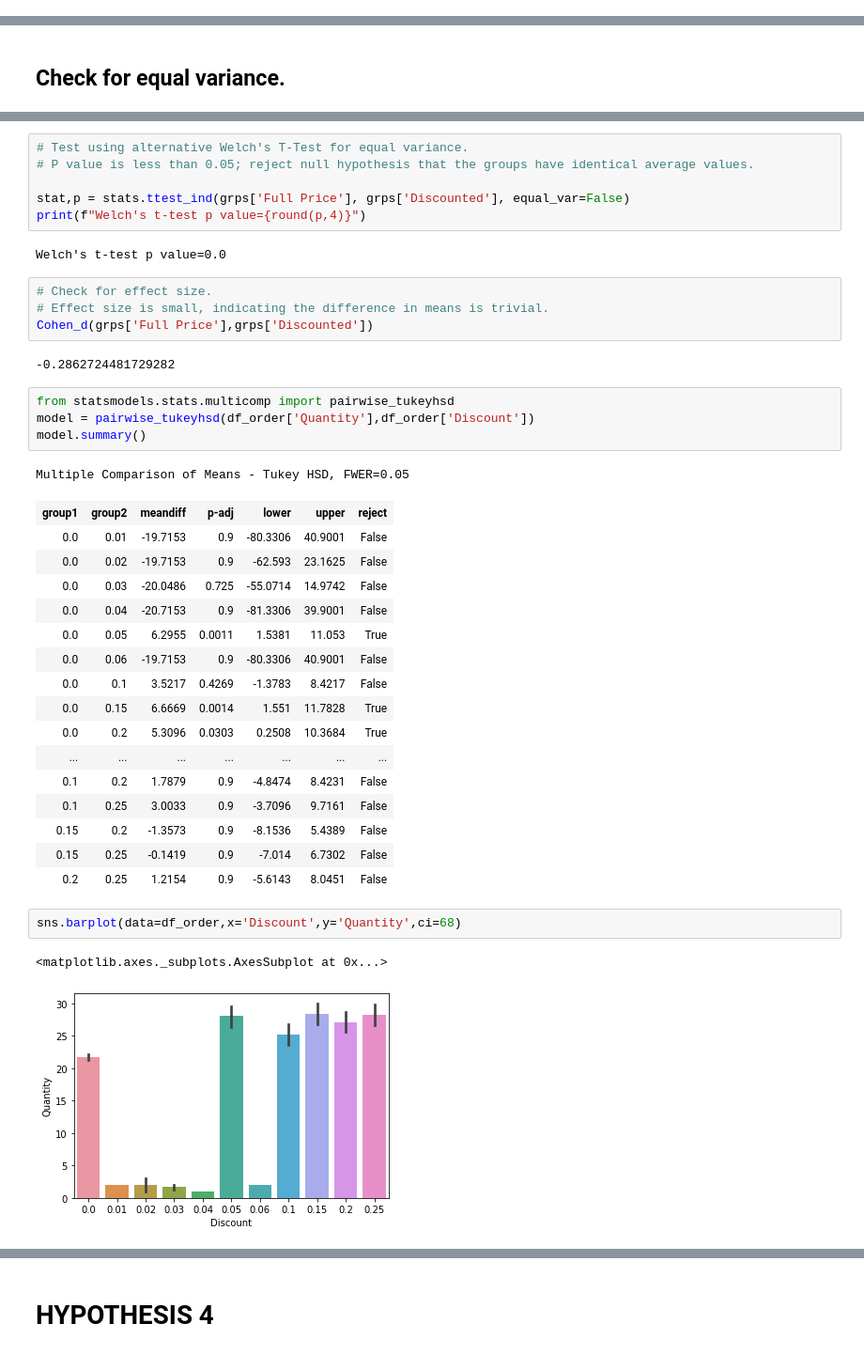
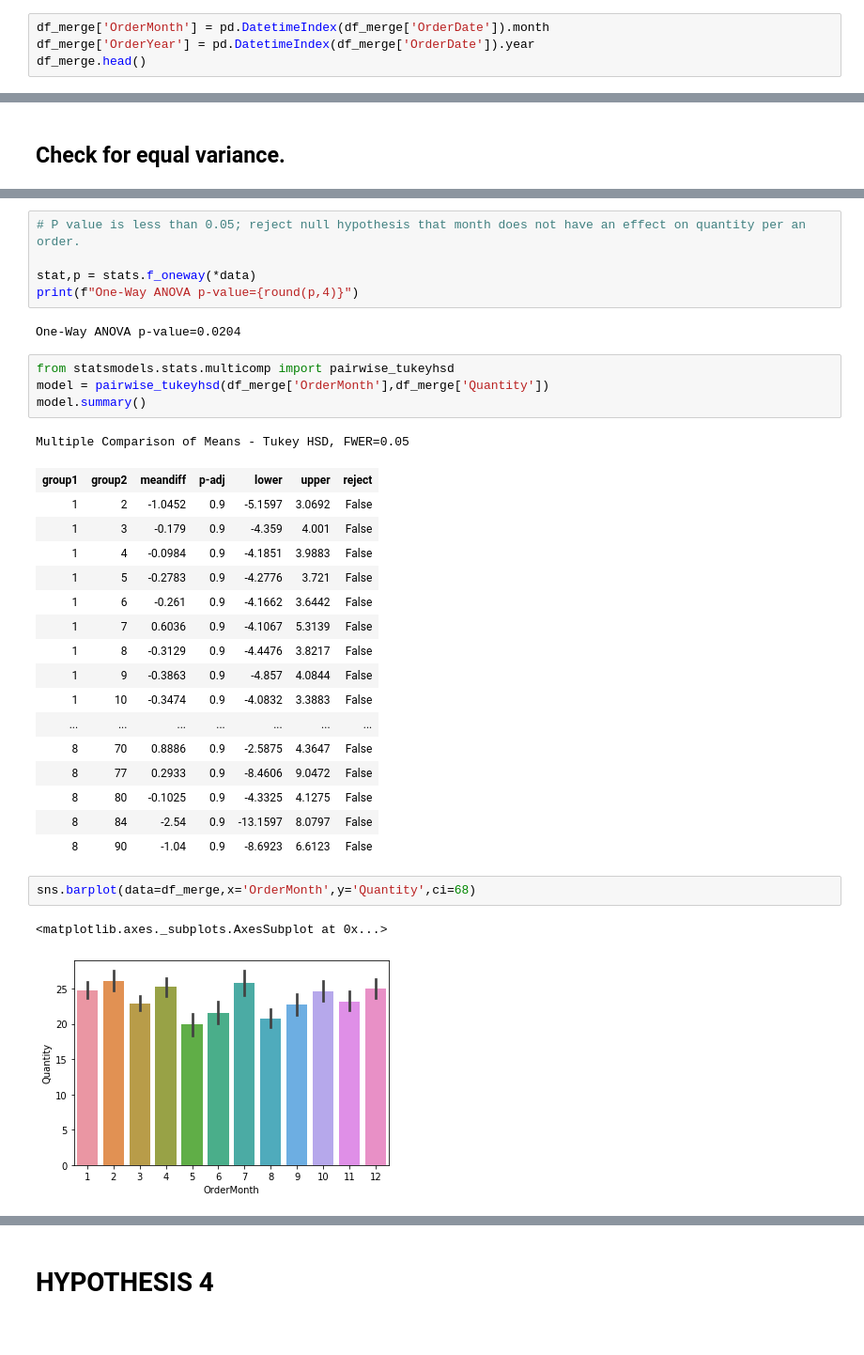
Before and after one commit to chefnewman/dsc-mod-3-project-online-ds-pt-100719, a Jupyter notebook: Student.ipynb, the cells around one changed output, grey strips where cells are left out. Shown at 94% size. Drawn from its saved outputs; the diff is of its cells as text.

```diff
--- a/Student.ipynb
+++ b/Student.ipynb
@@ -504,0 +720,4 @@ Group Discounted Normaltest p-value = 0.0
+# %%
+df_merge['OrderMonth'] = pd.DatetimeIndex(df_merge['OrderDate']).month
+df_merge['OrderYear'] = pd.DatetimeIndex(df_merge['OrderDate']).year
+df_merge.head()
@@ -550,41 +924,34 @@ Levene' Test for Equal Variance p-value=0.0
 # %%
-# Test using alternative Welch's T-Test for equal variance.
-# P value is less than 0.05; reject null hypothesis that the groups have identical average values.
+# P value is less than 0.05; reject null hypothesis that month does not have an effect on quantity per an order.
 
-stat,p = stats.ttest_ind(grps['Full Price'], grps['Discounted'], equal_var=False)
-print(f"Welch's t-test p value={round(p,4)}")
+stat,p = stats.f_oneway(*data)
+print(f"One-Way ANOVA p-value={round(p,4)}")
 # %% [output]
-Welch's t-test p value=0.0
+One-Way ANOVA p-value=0.0204
-# %%
-# Check for effect size.
-# Effect size is small, indicating the difference in means is trivial.
-Cohen_d(grps['Full Price'],grps['Discounted'])
-# %% [output]
--0.2862724481729282
 # %%
 from statsmodels.stats.multicomp import pairwise_tukeyhsd
-model = pairwise_tukeyhsd(df_order['Quantity'],df_order['Discount'])
+model = pairwise_tukeyhsd(df_merge['OrderMonth'],df_merge['Quantity'])
 model.summary()
 # %% [output]
 Multiple Comparison of Means - Tukey HSD, FWER=0.05
 | group1 | group2 | meandiff | p-adj | lower | upper | reject |
-| 0.0 | 0.01 | -19.7153 | 0.9 | -80.3306 | 40.9001 | False |
-| 0.0 | 0.02 | -19.7153 | 0.9 | -62.593 | 23.1625 | False |
-| 0.0 | 0.03 | -20.0486 | 0.725 | -55.0714 | 14.9742 | False |
-| 0.0 | 0.04 | -20.7153 | 0.9 | -81.3306 | 39.9001 | False |
-| 0.0 | 0.05 | 6.2955 | 0.0011 | 1.5381 | 11.053 | True |
-| 0.0 | 0.06 | -19.7153 | 0.9 | -80.3306 | 40.9001 | False |
-| 0.0 | 0.1 | 3.5217 | 0.4269 | -1.3783 | 8.4217 | False |
-| 0.0 | 0.15 | 6.6669 | 0.0014 | 1.551 | 11.7828 | True |
-| 0.0 | 0.2 | 5.3096 | 0.0303 | 0.2508 | 10.3684 | True |
+| 1 | 2 | -1.0452 | 0.9 | -5.1597 | 3.0692 | False |
+| 1 | 3 | -0.179 | 0.9 | -4.359 | 4.001 | False |
+| 1 | 4 | -0.0984 | 0.9 | -4.1851 | 3.9883 | False |
+| 1 | 5 | -0.2783 | 0.9 | -4.2776 | 3.721 | False |
+| 1 | 6 | -0.261 | 0.9 | -4.1662 | 3.6442 | False |
+| 1 | 7 | 0.6036 | 0.9 | -4.1067 | 5.3139 | False |
+| 1 | 8 | -0.3129 | 0.9 | -4.4476 | 3.8217 | False |
+| 1 | 9 | -0.3863 | 0.9 | -4.857 | 4.0844 | False |
+| 1 | 10 | -0.3474 | 0.9 | -4.0832 | 3.3883 | False |
 | ... | ... | ... | ... | ... | ... | ... |
-| 0.1 | 0.2 | 1.7879 | 0.9 | -4.8474 | 8.4231 | False |
-| 0.1 | 0.25 | 3.0033 | 0.9 | -3.7096 | 9.7161 | False |
-| 0.15 | 0.2 | -1.3573 | 0.9 | -8.1536 | 5.4389 | False |
-| 0.15 | 0.25 | -0.1419 | 0.9 | -7.014 | 6.7302 | False |
-| 0.2 | 0.25 | 1.2154 | 0.9 | -5.6143 | 8.0451 | False |
+| 8 | 70 | 0.8886 | 0.9 | -2.5875 | 4.3647 | False |
+| 8 | 77 | 0.2933 | 0.9 | -8.4606 | 9.0472 | False |
+| 8 | 80 | -0.1025 | 0.9 | -4.3325 | 4.1275 | False |
+| 8 | 84 | -2.54 | 0.9 | -13.1597 | 8.0797 | False |
+| 8 | 90 | -1.04 | 0.9 | -8.6923 | 6.6123 | False |
 # %%
-sns.barplot(data=df_order,x='Discount',y='Quantity',ci=68)
+sns.barplot(data=df_merge,x='OrderMonth',y='Quantity',ci=68)
 # %% [output]
 <matplotlib.axes._subplots.AxesSubplot at 0x...>
-[figure, old version]
+[figure, new version]
```
Also changed, not shown: parts of 90 cells of this notebook, 1 other file.
